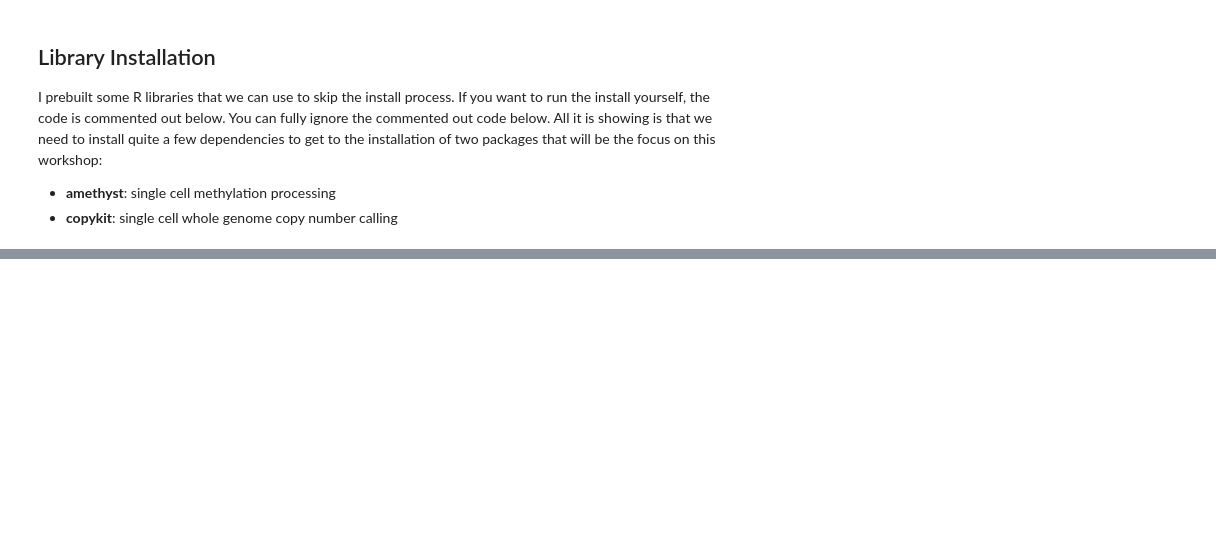
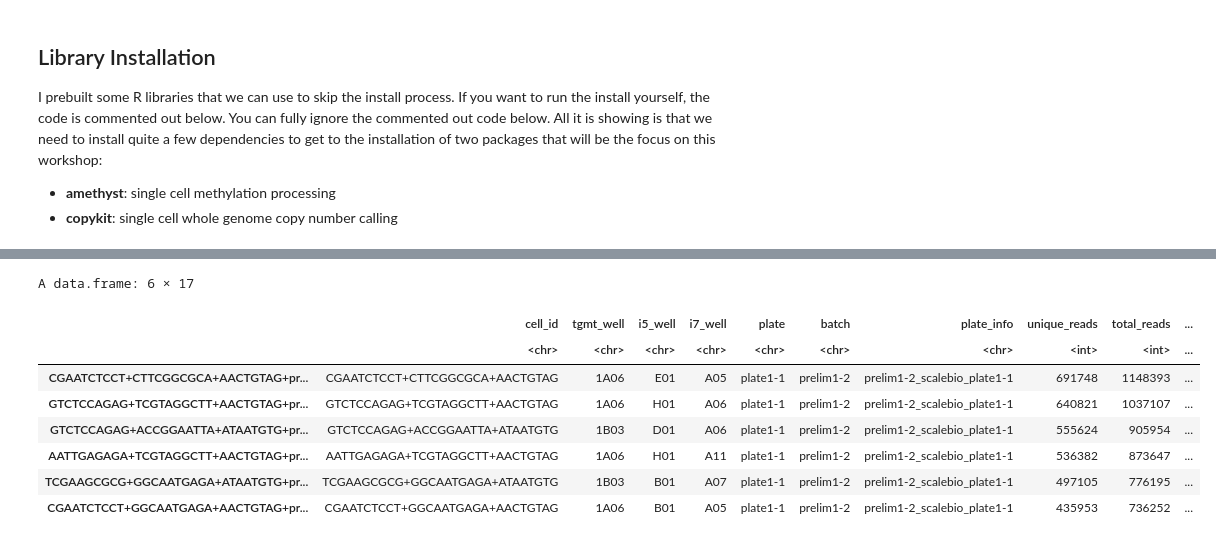
Before and after one commit to mulqueenr/DSWG_MethylationWorkshop, a Jupyter notebook: DSWG_Methylation.ipynb, the cells around one changed output, grey strips where cells are left out. Cells and saved outputs as stored; diff of their text form; code cells hidden in the pictures; blank space fills up the shorter version.

```diff
--- a/DSWG_Methylation.ipynb
+++ b/DSWG_Methylation.ipynb
@@ -114,0 +104,14 @@ Description:
+# %%
+#read in our metadata first
+meta<-read.csv(file="/content/metadata.tsv",header=T,sep="\t")
+head(meta)
+# %% [output]
+A data.frame: 6 × 17
+|  | cell_id | tgmt_well | i5_well | i7_well | plate | batch | plate_info | unique_reads | total_reads | ... |
+|  | <chr> | <chr> | <chr> | <chr> | <chr> | <chr> | <chr> | <int> | <int> | ... |
+| CGAATCTCCT+CTTCGGCGCA+AACTGTAG+pr... | CGAATCTCCT+CTTCGGCGCA+AACTGTAG | 1A06 | E01 | A05 | plate1-1 | prelim1-2 | prelim1-2_scalebio_plate1-1 | 691748 | 1148393 | ... |
+| GTCTCCAGAG+TCGTAGGCTT+AACTGTAG+pr... | GTCTCCAGAG+TCGTAGGCTT+AACTGTAG | 1A06 | H01 | A06 | plate1-1 | prelim1-2 | prelim1-2_scalebio_plate1-1 | 640821 | 1037107 | ... |
+| GTCTCCAGAG+ACCGGAATTA+ATAATGTG+pr... | GTCTCCAGAG+ACCGGAATTA+ATAATGTG | 1B03 | D01 | A06 | plate1-1 | prelim1-2 | prelim1-2_scalebio_plate1-1 | 555624 | 905954 | ... |
+| AATTGAGAGA+TCGTAGGCTT+AACTGTAG+pr... | AATTGAGAGA+TCGTAGGCTT+AACTGTAG | 1A06 | H01 | A11 | plate1-1 | prelim1-2 | prelim1-2_scalebio_plate1-1 | 536382 | 873647 | ... |
+| TCGAAGCGCG+GGCAATGAGA+ATAATGTG+pr... | TCGAAGCGCG+GGCAATGAGA+ATAATGTG | 1B03 | B01 | A07 | plate1-1 | prelim1-2 | prelim1-2_scalebio_plate1-1 | 497105 | 776195 | ... |
+| CGAATCTCCT+GGCAATGAGA+AACTGTAG+pr... | CGAATCTCCT+GGCAATGAGA+AACTGTAG | 1A06 | B01 | A05 | plate1-1 | prelim1-2 | prelim1-2_scalebio_plate1-1 | 435953 | 736252 | ... |
```
Also changed, not shown: parts of 21 cells of this notebook.
